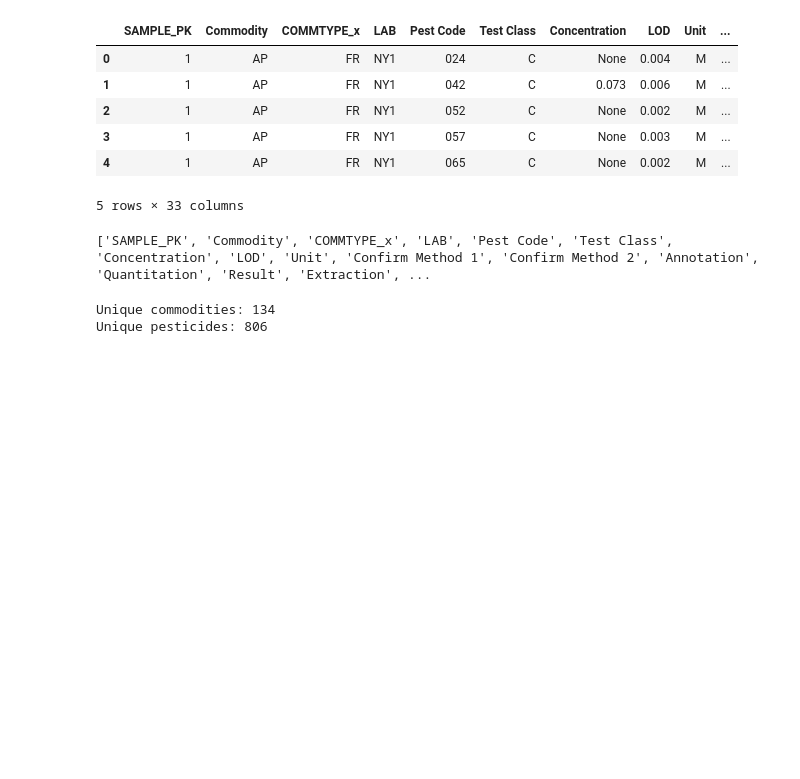
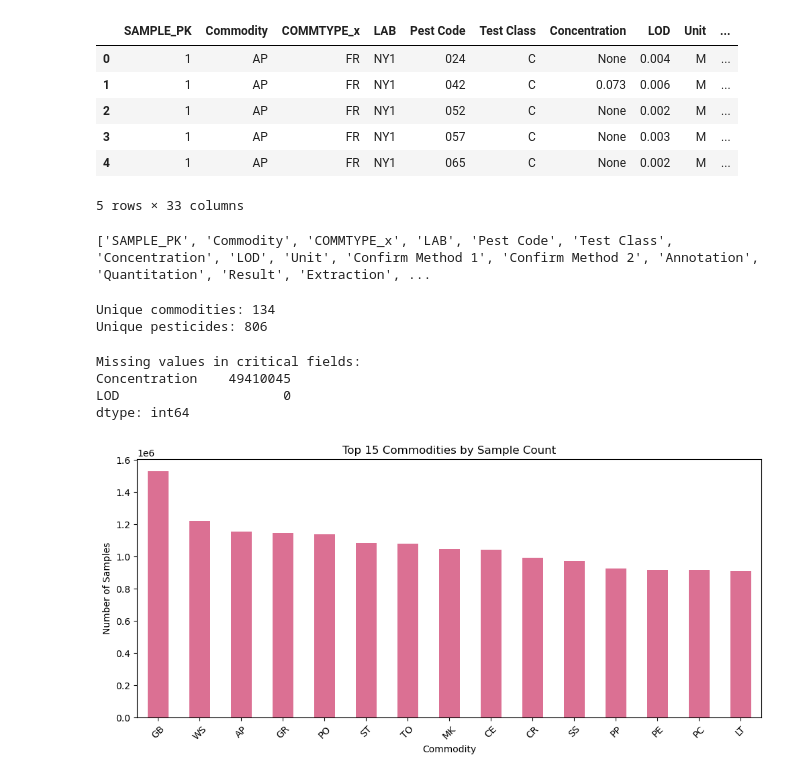
Before and after one commit to raghavdhir03/pesticides-health-risks, a Jupyter notebook: notebooks/part1eda_neha.ipynb, the cells around one changed output. Cells and saved outputs as stored; diff of their text form; code cells hidden in the pictures; blank space fills up the shorter version.

```diff
--- a/notebooks/part1eda_neha.ipynb
+++ b/notebooks/part1eda_neha.ipynb
@@ -105,8 +105,25 @@ Unique pesticides: 806
 # %%
 
 # --- 3. Missing values in critical fields ---
-critical_cols = ['Concentration', 'LOD', 'Tolerance']
+critical_cols = ['Concentration', 'LOD'] # add in tolerance later
 missing = df[critical_cols].isnull().sum()
 
 print("\nMissing values in critical fields:")
 print(missing)
+# %% [output]
+Missing values in critical fields:
+Concentration    49410045
+LOD                     0
+dtype: int64
+# %%
+import matplotlib.pyplot as plt
+import seaborn as sns
+# --- 4. Distribution of commodities ---
+plt.figure(figsize=(12,5))
+df['Commodity'].value_counts().head(15).plot(kind='bar', color = 'palevioletred')
+plt.title("Top 15 Commodities by Sample Count")
+plt.ylabel("Number of Samples")
+plt.xticks(rotation=45)
+plt.show()
+# %% [output]
+[figure, added]
```
Also changed, not shown: parts of 1 cell of this notebook.
